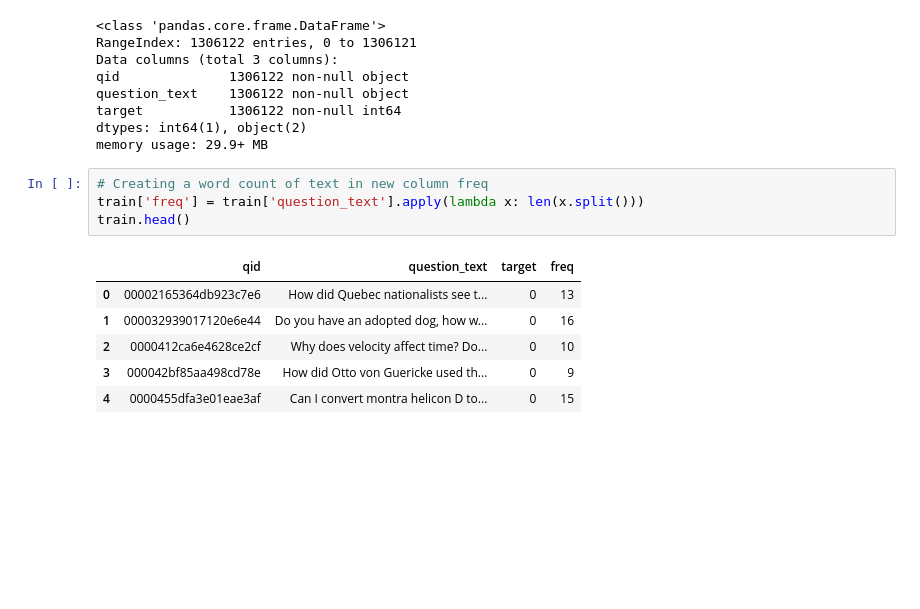
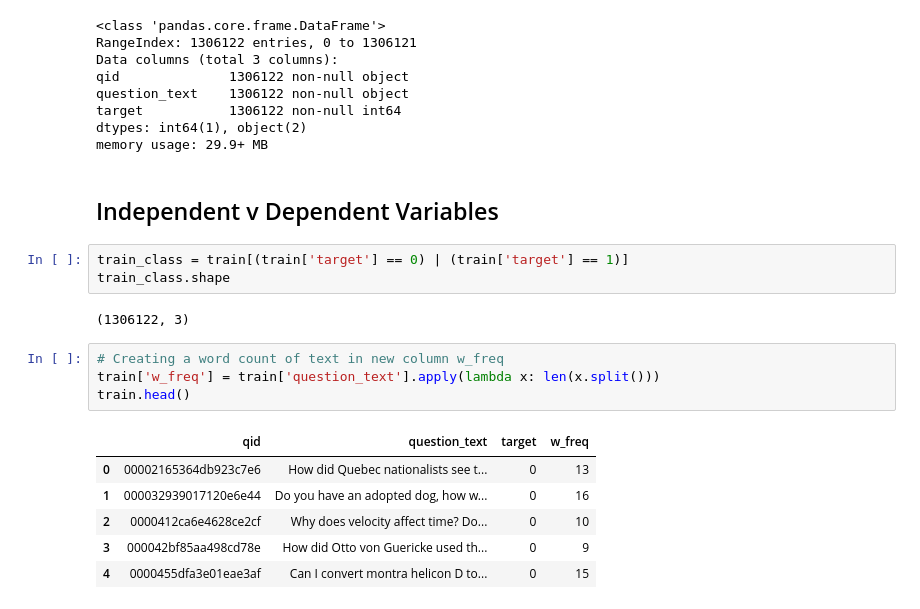
Before and after one commit to euclideans/NLP_Quora_Kaggle_Text_Processing, a Jupyter notebook: Quora_Kaggle_Sincerity.ipynb, the cells around one changed output. Cells and saved outputs as stored; diff of their text form; blank space fills up the shorter version.

```diff
--- a/Quora_Kaggle_Sincerity.ipynb
+++ b/Quora_Kaggle_Sincerity.ipynb
@@ -78,12 +80,19 @@ question_text    1306122 non-null object
 target           1306122 non-null int64
 dtypes: int64(1), object(2)
 memory usage: 29.9+ MB
+# %% [markdown]
+## Independent v Dependent Variables
+# %%
+train_class = train[(train['target'] == 0) | (train['target'] == 1)]
+train_class.shape
+# %% [output]
+(1306122, 3)
 # %%
-# Creating a word count of text in new column freq
-train['freq'] = train['question_text'].apply(lambda x: len(x.split()))
+# Creating a word count of text in new column w_freq
+train['w_freq'] = train['question_text'].apply(lambda x: len(x.split()))
 train.head()
 # %% [output]
-|  | qid | question_text | target | freq |
+|  | qid | question_text | target | w_freq |
 | 0 | 00002165364db923c7e6 | How did Quebec nationalists see t... | 0 | 13 |
 | 1 | 000032939017120e6e44 | Do you have an adopted dog, how w... | 0 | 16 |
 | 2 | 0000412ca6e4628ce2cf | Why does velocity affect time? Do... | 0 | 10 |
```
Also changed, not shown: parts of 68 cells of this notebook.
